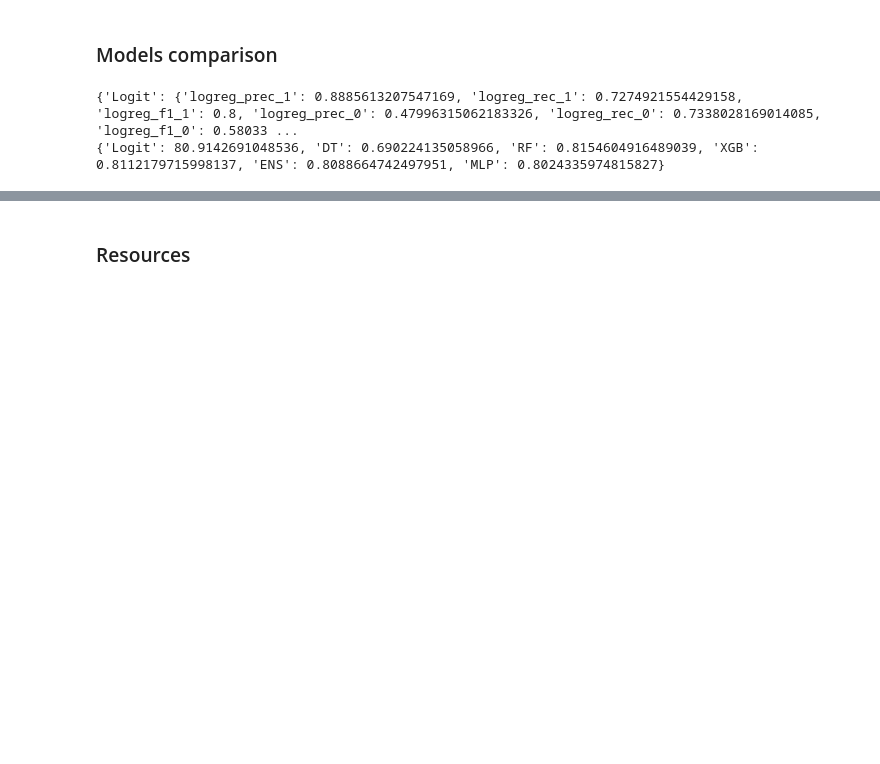
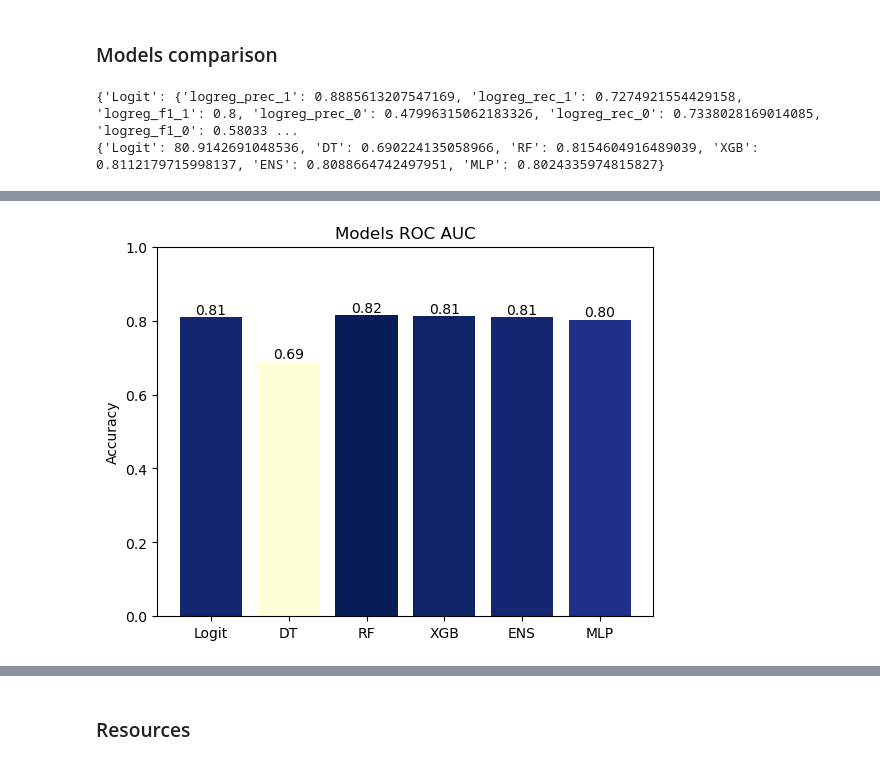
Before and after one commit to julia-martyniuk/ML_2_Classification, a Jupyter notebook: Classification.ipynb, the cells around one changed output, grey strips where cells are left out. Cells and saved outputs as stored; diff of their text form; code cells hidden in the pictures; blank space fills up the shorter version.

```diff
--- a/Classification.ipynb
+++ b/Classification.ipynb
@@ -2055 +2035,36 @@ plt.show()
+# %%
+models_auc = list(auc_all.keys())
+
+# fix scale if not identical for the models
+auc_values = np.array([
+    v / 100 if v > 1 else v
+    for v in auc_all.values()
+])
+
+# normalize accuracy values to [0,1] to highligh difference by color
+norm = colors.Normalize(vmin=min(auc_values), vmax=max(auc_values))
+cmap = plt.colormaps['YlGnBu']
+
+bar_colors = cmap(norm(auc_values))
+
+plt.figure()
+bars =  plt.bar(models, auc_values, color=bar_colors)
+
+# value labels
+for bar in bars:
+    h = bar.get_height()
+    plt.text(
+        bar.get_x() + bar.get_width() / 2,
+        h,
+        f'{h:.2f}',
+        ha='center',
+        va='bottom'
+    )
+
+plt.ylabel('Accuracy')
+plt.title('Models ROC AUC')
+plt.ylim(0, 1)
+plt.show()
+# %% [output]
+[figure, added]
 # %%
```
Also changed, not shown: parts of 7 cells of this notebook.
